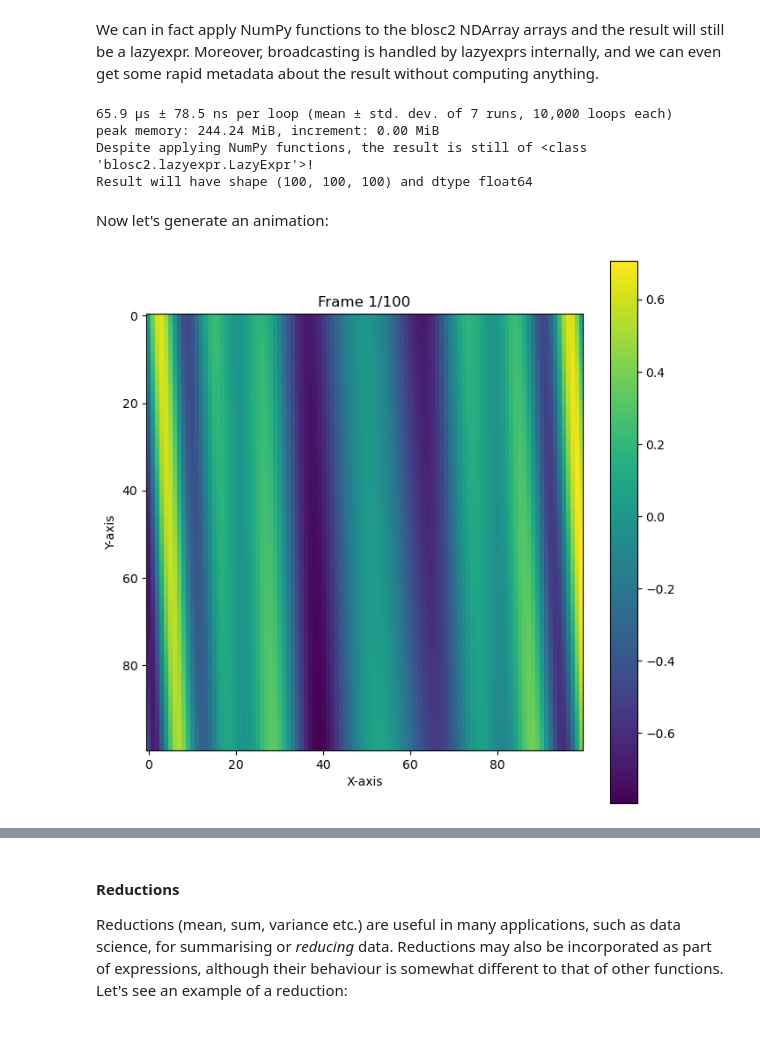
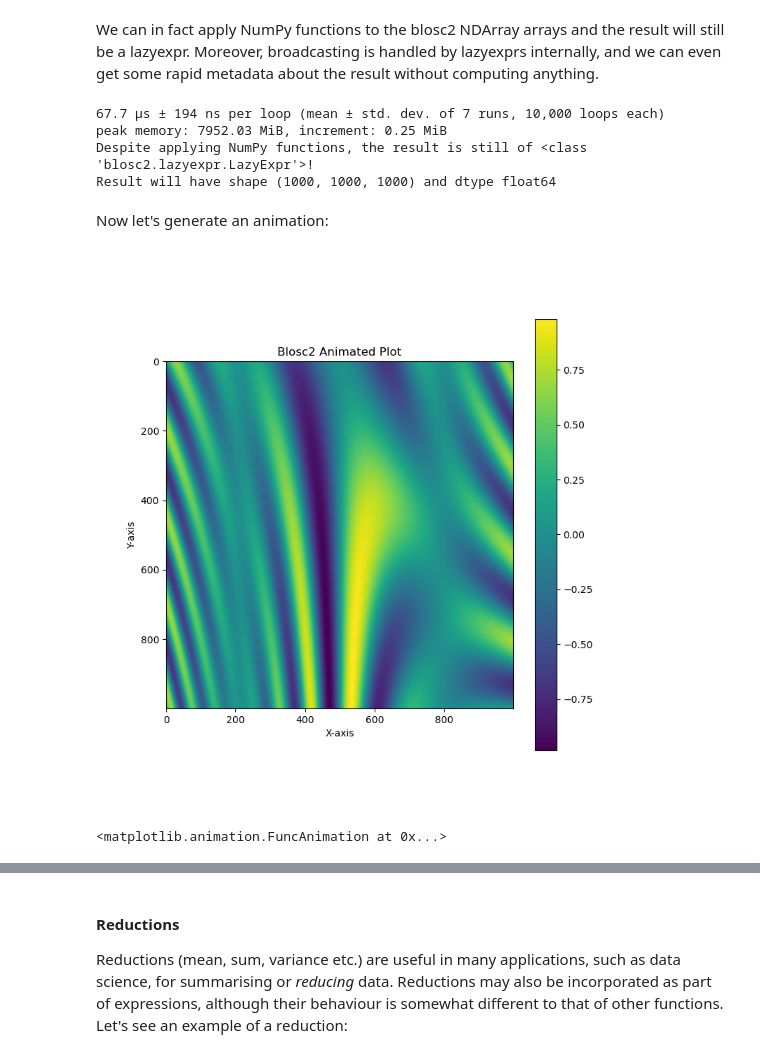
Before and after one commit to Blosc/EuroSciPy2025-CCC-Tutorial, a Jupyter notebook: 02.lazyarray-expressions.ipynb, the cells around one changed output, grey strips where cells are left out. Saved outputs shown, nothing was run; the diff lists cells and outputs as text; code cells hidden in the pictures.

```diff
--- a/02.lazyarray-expressions.ipynb
+++ b/02.lazyarray-expressions.ipynb
@@ -135,37 +152,45 @@ Z = blosc2.expand_dims(blosc2.expand_dims(z, 0), 0)  # Shape: (1, 1, N)
 # %% [markdown]
 We can in fact apply NumPy functions to the blosc2 NDArray arrays and the result will still be a lazyexpr. Moreover, broadcasting is handled by lazyexprs internally, and we can even get some rapid metadata about the result without computing anything.
 # %%
-def genexpr():
+def genexpr(X, Y, Z):
     time_factor = X * Y * 0.001
     R = np.sqrt(Y**2 + Z**2)
     theta = np.arctan2(Z, Y)
     return np.sin(R * 3 - time_factor * 2) * np.cos(theta * 3)
-%timeit genexpr()
-%memit expr = genexpr()
+
+%timeit genexpr(X, Y, Z)
+%memit genexpr(X, Y, Z)
+
+expr = genexpr(X, Y, Z)
 print(f'Despite applying NumPy functions, the result is still of {type(expr)}!')
 print(f"Result will have shape {expr.shape} and dtype {expr.dtype}")
 # %% [output]
-65.9 μs ± 78.5 ns per loop (mean ± std. dev. of 7 runs, 10,000 loops each)
-peak memory: 244.24 MiB, increment: 0.00 MiB
+67.7 μs ± 194 ns per loop (mean ± std. dev. of 7 runs, 10,000 loops each)
+peak memory: 7952.03 MiB, increment: 0.25 MiB
 Despite applying NumPy functions, the result is still of <class 'blosc2.lazyexpr.LazyExpr'>!
-Result will have shape (100, 100, 100) and dtype float64
+Result will have shape (1000, 1000, 1000) and dtype float64
 # %% [markdown]
 Now let's generate an animation:
 # %%
-fig = plt.figure(figsize=(8, 8))
-im = plt.imshow(expr[:,:,0], cmap="viridis")
-fig.colorbar(im)
-plt.title("Blosc2 Animated Plot")
-plt.xlabel("X-axis")
-plt.ylabel("Y-axis")
+def create_video(expr):
+    fig = plt.figure(figsize=(8, 8))
+    im = plt.imshow(expr[:,:,0], cmap="viridis")
+    fig.colorbar(im)
+    plt.title("Blosc2 Animated Plot")
+    plt.xlabel("X-axis")
+    plt.ylabel("Y-axis")
 
-def update(frame_num):
-    # Evaluate the expression for the current frame on the fly
-    im.set_array(expr[:, :, frame_num])
-    plt.title(f"Frame {frame_num + 1}/{n_frames}")
-    return im,
-
-ani = FuncAnimation(fig, update, frames=n_frames, interval=1, blit=True, repeat=True)
-plt.show()
+    def update(frame_num):
+        global expr
+        # Evaluate the expression for the current frame on the fly
+        im.set_array(expr[:, :, frame_num])
+        plt.title(f"Frame {frame_num + 1}/{n_frames}")
+        return im,
+    ani = FuncAnimation(fig, update, frames=n_frames, interval=10, blit=False, repeat=False)
+    plt.show()
+    return ani
-# %% [output]
-[figure, removed]
+# %%
+create_video(expr)
+# %% [output]
+[figure, added]
+<matplotlib.animation.FuncAnimation at 0x...>
```
Also changed, not shown: parts of 22 cells of this notebook.
